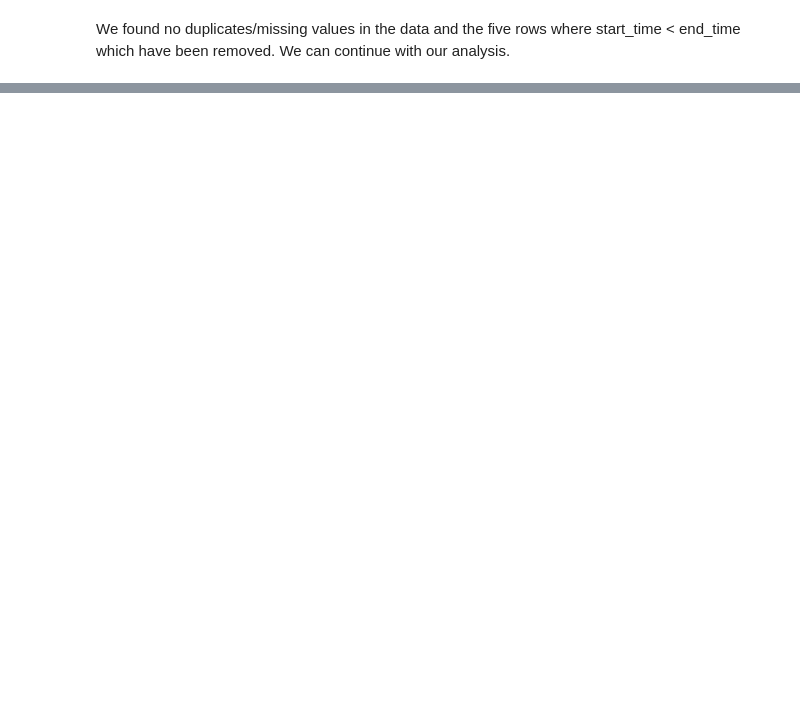
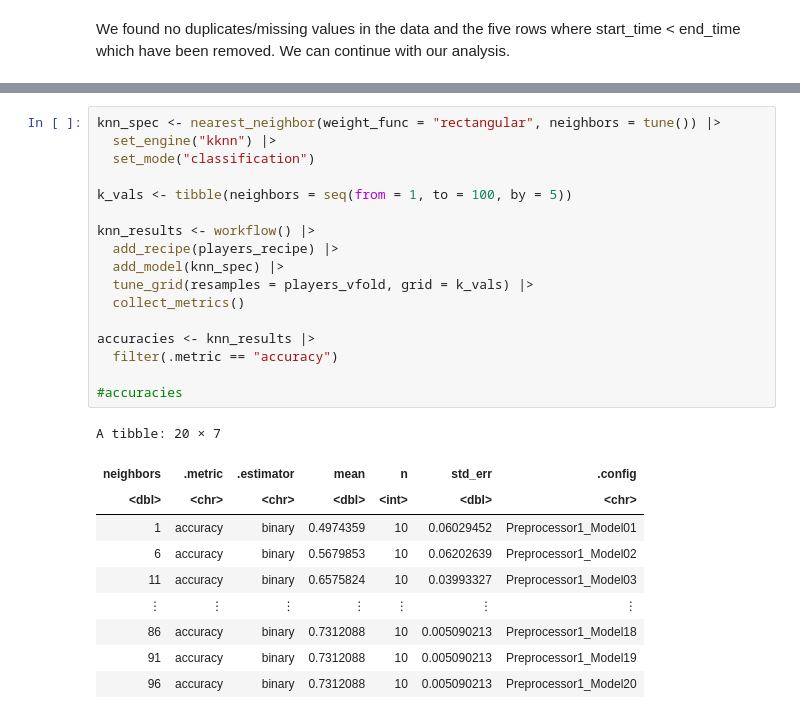
Before and after one commit to Alexr951/DSCI100Project, a Jupyter notebook: Final_Report/Final_Report.ipynb, the cells around one changed output, grey strips where cells are left out. Saved outputs shown, nothing was run; the diff lists cells and outputs as text; blank space fills up the shorter version.

```diff
--- a/Final_Report/Final_Report.ipynb
+++ b/Final_Report/Final_Report.ipynb
@@ -217,0 +402,28 @@ We found no duplicates/missing values in the data and the  five rows where start
+# %%
+knn_spec <- nearest_neighbor(weight_func = "rectangular", neighbors = tune()) |>
+  set_engine("kknn") |>
+  set_mode("classification")
+
+k_vals <- tibble(neighbors = seq(from = 1, to = 100, by = 5))
+
+knn_results <- workflow() |>
+  add_recipe(players_recipe) |>
+  add_model(knn_spec) |>
+  tune_grid(resamples = players_vfold, grid = k_vals) |>
+  collect_metrics()
+
+accuracies <- knn_results |>
+  filter(.metric == "accuracy")
+
+#accuracies
+# %% [output]
+A tibble: 20 × 7
+| neighbors | .metric | .estimator | mean | n | std_err | .config |
+| <dbl> | <chr> | <chr> | <dbl> | <int> | <dbl> | <chr> |
+| 1 | accuracy | binary | 0.4974359 | 10 | 0.06029452 | Preprocessor1_Model01 |
+| 6 | accuracy | binary | 0.5679853 | 10 | 0.06202639 | Preprocessor1_Model02 |
+| 11 | accuracy | binary | 0.6575824 | 10 | 0.03993327 | Preprocessor1_Model03 |
+| ⋮ | ⋮ | ⋮ | ⋮ | ⋮ | ⋮ | ⋮ |
+| 86 | accuracy | binary | 0.7312088 | 10 | 0.005090213 | Preprocessor1_Model18 |
+| 91 | accuracy | binary | 0.7312088 | 10 | 0.005090213 | Preprocessor1_Model19 |
+| 96 | accuracy | binary | 0.7312088 | 10 | 0.005090213 | Preprocessor1_Model20 |
```
Also changed, not shown: parts of 24 cells of this notebook.
